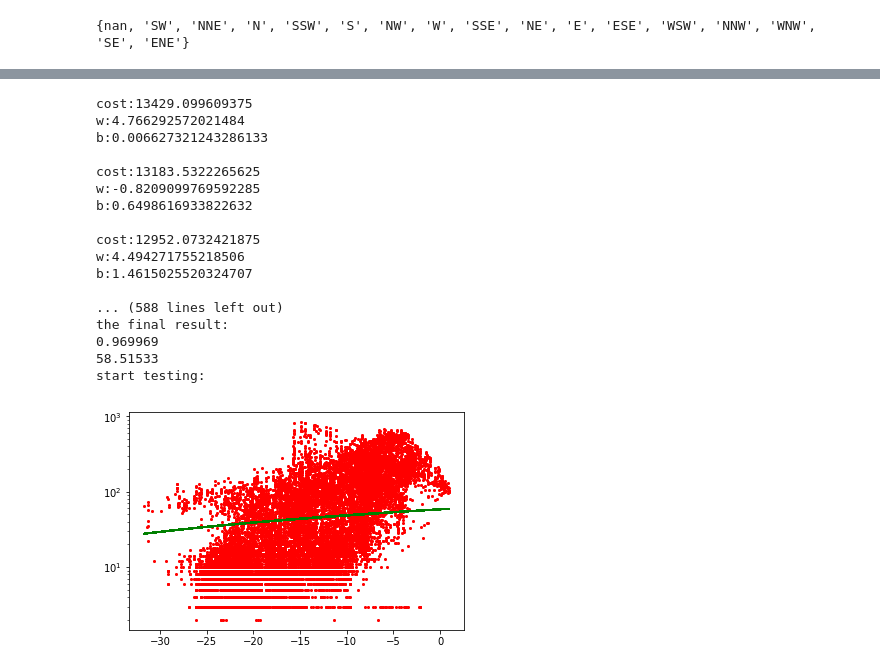
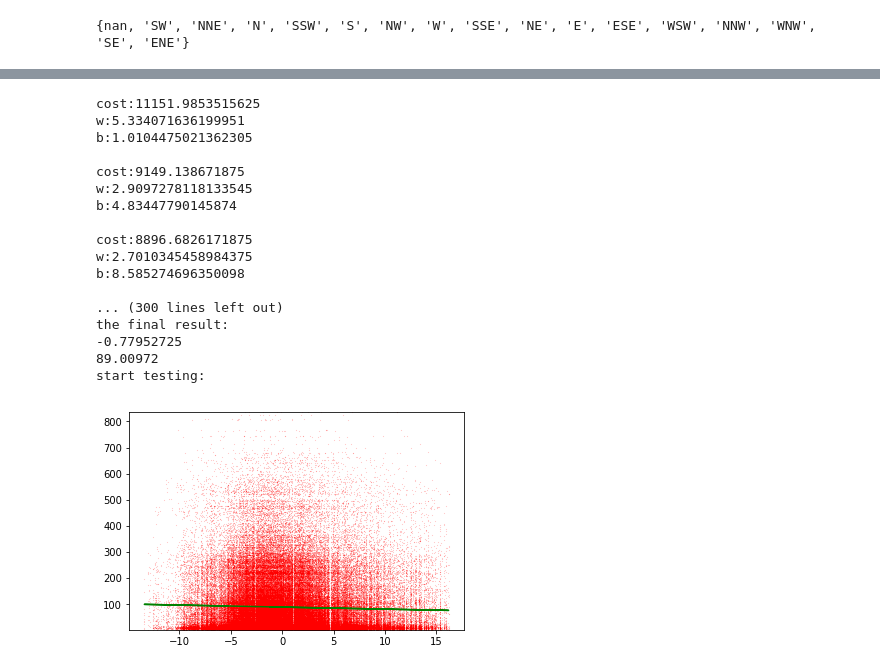
Before and after one commit to JudahZammit/Comp4190A2, a Jupyter notebook: A2_linearRegression.ipynb, the cells around one changed output, grey strips where cells are left out. Drawn from its saved outputs; the diff is of its cells as text; code cells hidden in the pictures.

Commit message:
model trained and tested
and finish preprocessing the multidimensional data

```diff
--- a/A2_linearRegression.ipynb
+++ b/A2_linearRegression.ipynb
@@ -80,10 +80,11 @@ def train_simple(X,Y,X_test,Y_test,eta,epochs):
         sess.run(tf.global_variables_initializer())
         for epoch in range(epochs):
             sess.run(optimizer,feed_dict=feed_dict)
-            print('cost:{}'.format(sess.run(loss,feed_dict=feed_dict)))
-            print('w:{}'.format(weight.eval()))
-            print('b:{}'.format(bias.eval()))
-            print()
+            if(epoch%20==0):
+                print('cost:{}'.format(sess.run(loss,feed_dict=feed_dict)))
+                print('w:{}'.format(weight.eval()))
+                print('b:{}'.format(bias.eval()))
+                print()
         print('the final result:')
         print(weight.eval())
         print(bias.eval())
@@ -93,11 +94,12 @@ def train_simple(X,Y,X_test,Y_test,eta,epochs):
 # %%
 def plot_simple(X,Y,X_test,Y_test,eta,epochs):
     x1,y1=removeNan(X,Y)
-    x2,y2=removeNan(X_test,Y_test)
+    x2,y2=removeNan(X_test[:min(X_test.shape[0],Y_test.shape[0])],Y_test[:min(X_test.shape[0],Y_test.shape[0])])
     x,y,pred=train_simple(x1,y1,x2,y2,eta,epochs)
-    plt.scatter(x2,y2,c='r',s=1)
+    plt.scatter(x2,y2,c='r',s=0.005)
     plt.plot(x2,pred,c='g')
-    plt.yscale('log')
+    plt.autoscale(enable=True, axis='y', tight=True)
+    plt.ylim(np.min(y2),np.max(y2))
     plt.show()
 # %%
 # remove all nan's from x and y
@@ -117,8 +119,3 @@ def removeNan_str(X,Y):
     x1=np.delete(X,temp)
     x2=np.delete(Y,temp)
     return x1,x2
-# %%
-def run_simple(X,Y):
-    x1,y1=removeNan(X,Y)
-    train_simple(x1,y1,0.0000001,500)
-run_simple(x_train_PRES,y_train)
@@ -230,24 +184,24 @@ KeyboardInterrupt:
 # %%
 #this part is for part one except wind
-plot_simple(x_train_DEWP,y_train,x_test_DEWP,y_test,0.005,150)
+plot_simple(x_train_TEMP,y_train,x_test_TEMP,y_test,0.0028,1550)
 # %% [output]
-cost:13429.099609375
-w:4.766292572021484
-b:0.006627321243286133
+cost:11151.9853515625
+w:5.334071636199951
+b:1.0104475021362305
 
-cost:13183.5322265625
-w:-0.8209099769592285
-b:0.6498616933822632
+cost:9149.138671875
+w:2.9097278118133545
+b:4.83447790145874
 
-cost:12952.0732421875
-w:4.494271755218506
-b:1.4615025520324707
+cost:8896.6826171875
+w:2.7010345458984375
+b:8.585274696350098
 
-... (588 lines left out)
+... (300 lines left out)
 the final result:
-0.969969
-58.51533
+-0.77952725
+89.00972
 start testing:
-[figure, old version]
+[figure, new version]
 # %%
 # this part is for part 1 wind
```
Also changed, not shown: parts of 8 cells of this notebook.
